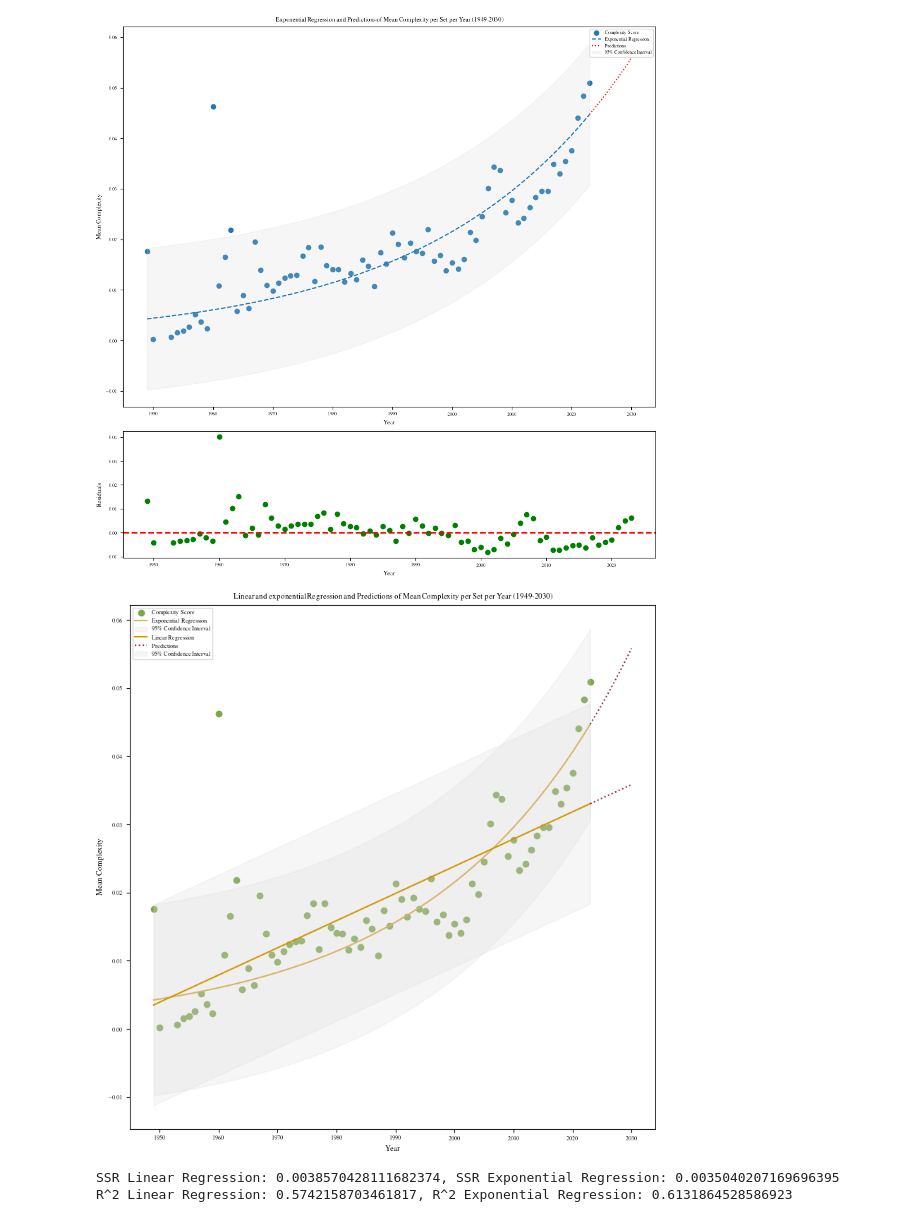
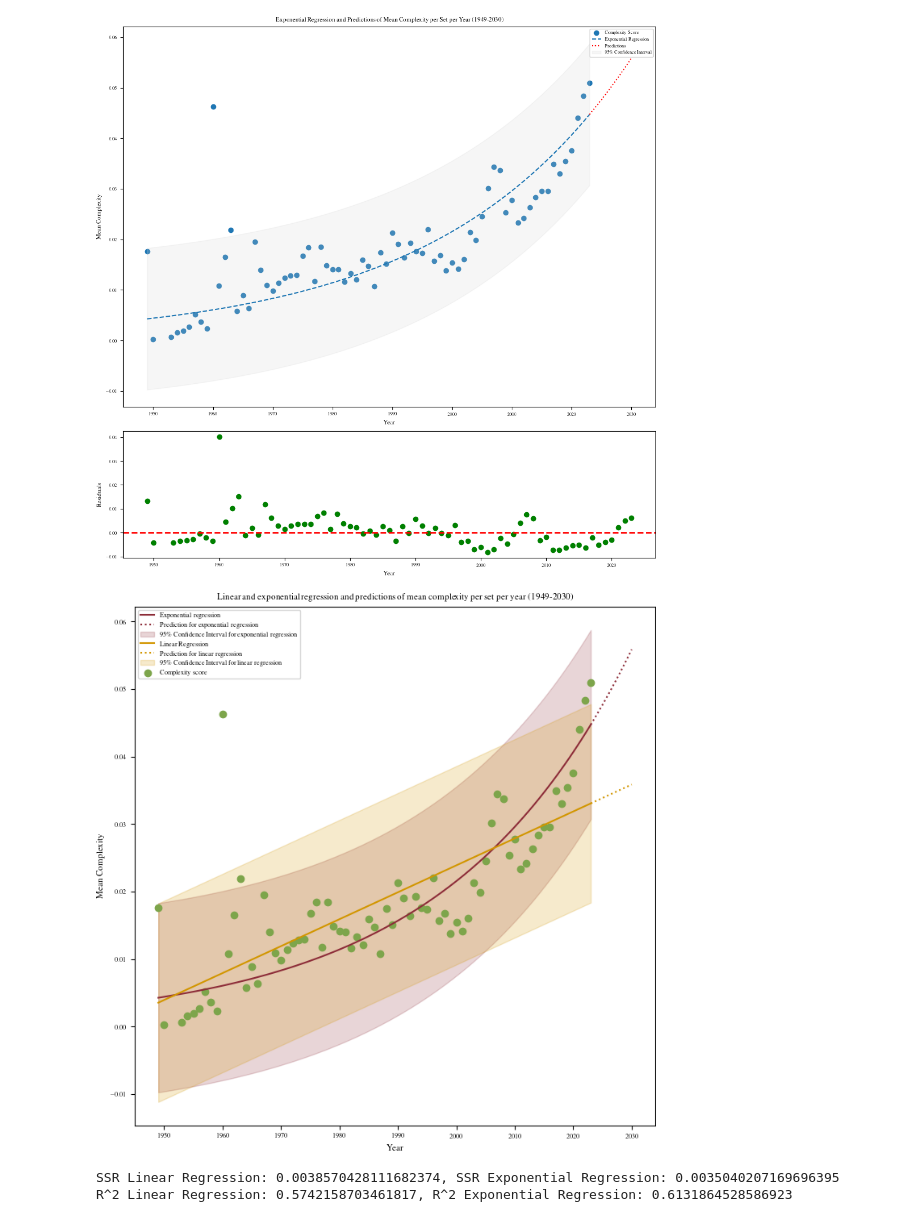
Before and after one commit to eddiebeach99/Data_Literacy, a Jupyter notebook: Analysis/complexity_regression.ipynb, the cells around one changed output. Cells and saved outputs as stored; diff of their text form; code cells hidden in the pictures.

```diff
--- a/Analysis/complexity_regression.ipynb
+++ b/Analysis/complexity_regression.ipynb
@@ -163,7 +163,7 @@ def regression_complexity(df):
     mean_complexity_per_set_per_year = df.groupby('year')['complexity_score'].mean().reset_index(name='complexity_score')
 
     # create the plot
-    fig, ax = plt.subplots(1, 1, figsize=(8, 8))
+    fig, ax = plt.subplots(1, 1, figsize=(7, 7))
 
     x = mean_complexity_per_set_per_year['year'].values.reshape(-1, 1)
     y = mean_complexity_per_set_per_year['complexity_score'].values
@@ -174,16 +174,13 @@ def regression_complexity(df):
     a_exp, b_exp = coefficients_exp
     y_pred_exp = np.exp(a_exp * x.flatten() + b_exp)
 
-    # plot the original data
-    ax.scatter(x, y, label='Complexity Score', color = rgb.tue_green)
-
     # plot the fitted exponential curve
-    ax.plot(x, y_pred_exp, linestyle='-', label='Exponential Regression', color = rgb.tue_lightorange)
+    ax.plot(x, y_pred_exp, linestyle='-', label='Exponential regression', color = rgb.tue_red)
 
     # make predictions until 2030
     x_future_exp = np.arange(2023, 2031)
     y_future_pred_exp = np.exp(a_exp * x_future_exp + b_exp)
-    ax.plot(x_future_exp, y_future_pred_exp, linestyle=':', color=rgb.tue_red)
+    ax.plot(x_future_exp, y_future_pred_exp, linestyle=':', color=rgb.tue_red, label='Prediction for exponential regression')
 
     # Calculate standard errors of the coefficients
     residuals_exp = y - np.exp(a_exp * x.flatten() + b_exp)
@@ -198,7 +195,7 @@ def regression_complexity(df):
     upper_bound_exp = y_pred_exp + t_exp * se_exp
 
     # plot the confidence intervals
-    ax.fill_between(x.flatten(), lower_bound_exp, upper_bound_exp, color='lightgray', alpha=0.2, label='95\% Confidence Interval')
+    ax.fill_between(x.flatten(), lower_bound_exp, upper_bound_exp, color=rgb.tue_red, alpha=0.2, label='95\% Confidence Interval for exponential regression')
 
     # make linear regression
     model_linear = LinearRegression().fit(x, y)
@@ -210,43 +207,44 @@ def regression_complexity(df):
     # make predictions until 2030
     x_future_linear = np.arange(2023, 2031).reshape(-1, 1)
     y_future_pred_linear = model_linear.predict(x_future_linear)
-    ax.plot(x_future_linear, y_future_pred_linear, linestyle=':', color=rgb.tue_red,label='Predictions')
+    ax.plot(x_future_linear, y_future_pred_linear, linestyle=':', color=rgb.tue_orange, label='Prediction for linear regression')
 
     # calculate the standard error of the estimate
     residuals_linear = y - y_pred_linear
     mse_linear = np.sum(residuals_linear**2)
     n = len(x)
     k = 2  # number of parameters in the model
     se_linear = np.sqrt(mse_linear / (n - k))
 
     # plot standard error
     #ax1.fill_between(x.flatten(), y_pred - se, y_pred + se, color='lightgrey', alpha=0.5, label='Standard Error')
 
     # calculate the confidence intervals
     t_linear = scipy.stats.t.ppf(0.975, df=n-k)  # two-sided 95% confidence interval t-value
     lower_bound_linear = y_pred_linear - t_linear * se_linear
     upper_bound_linear = y_pred_linear + t_linear * se_linear
 
     # plot the confidence intervals
-    ax.fill_between(x.flatten(), lower_bound_linear, upper_bound_linear, color='lightgray', alpha=0.2, label='95\% Confidence Interval')
+    ax.fill_between(x.flatten(), lower_bound_linear, upper_bound_linear, color=rgb.tue_orange, alpha=0.2, label='95\% Confidence Interval for linear regression')
 
+    # plot the original data
+    ax.scatter(x, y, label='Complexity score', color = rgb.tue_green)
 
     # add title and labels
-    ax.set_title('Linear and exponential Regression and Predictions of Mean Complexity per Set per Year (1949-2030)')
+    ax.set_title('Linear and exponential regression and predictions of mean complexity per set per year (1949-2030)')
     ax.set_xlabel('Year')
     ax.set_ylabel('Mean Complexity')
     ax.legend()
-
 
     # save plot
     plt.savefig('../Images/Regressions.pdf')
 
     plt.show()
 
 # call the function
 regression_complexity(data)
 # %% [output]
-[figure, old version]
+[figure, new version]
 # %%
 ##### Compare the regressions #####
 
```
